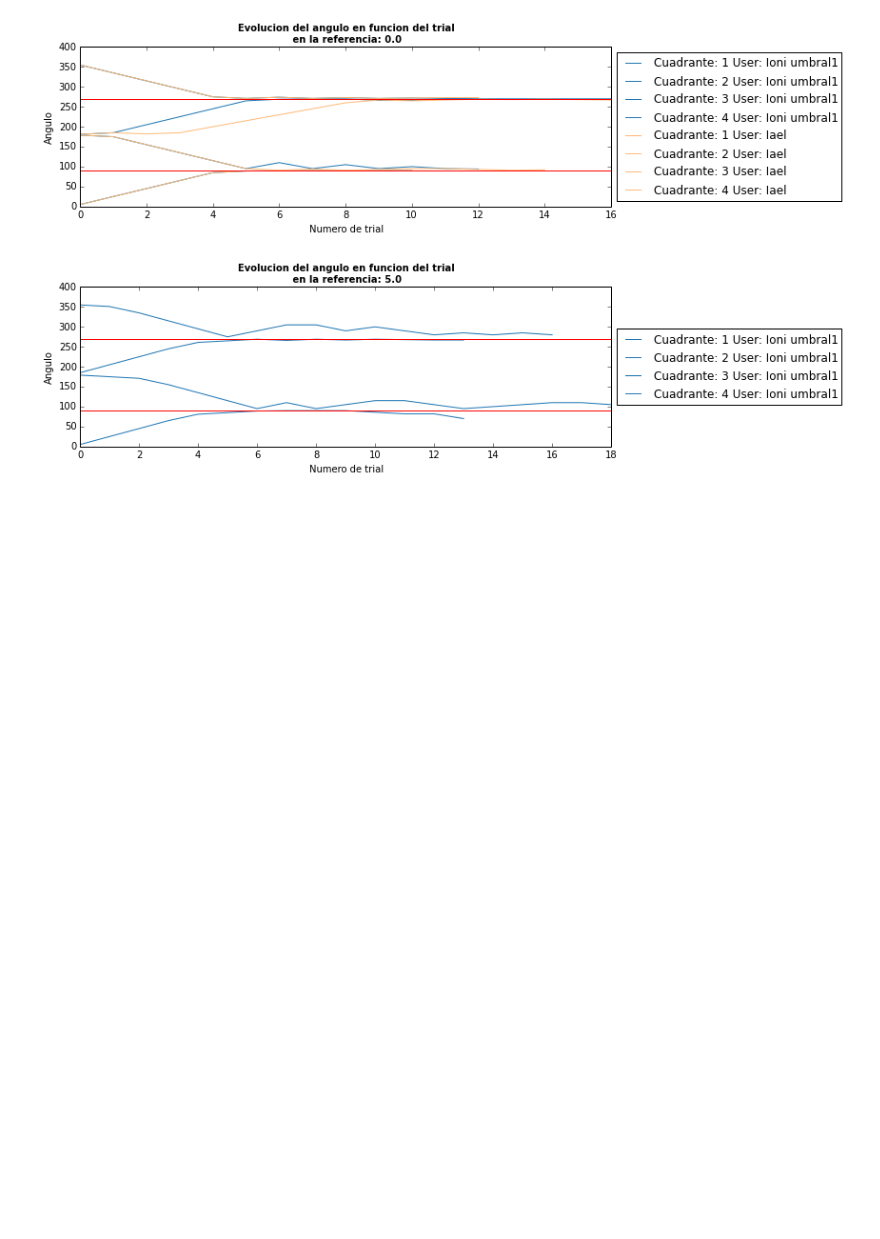
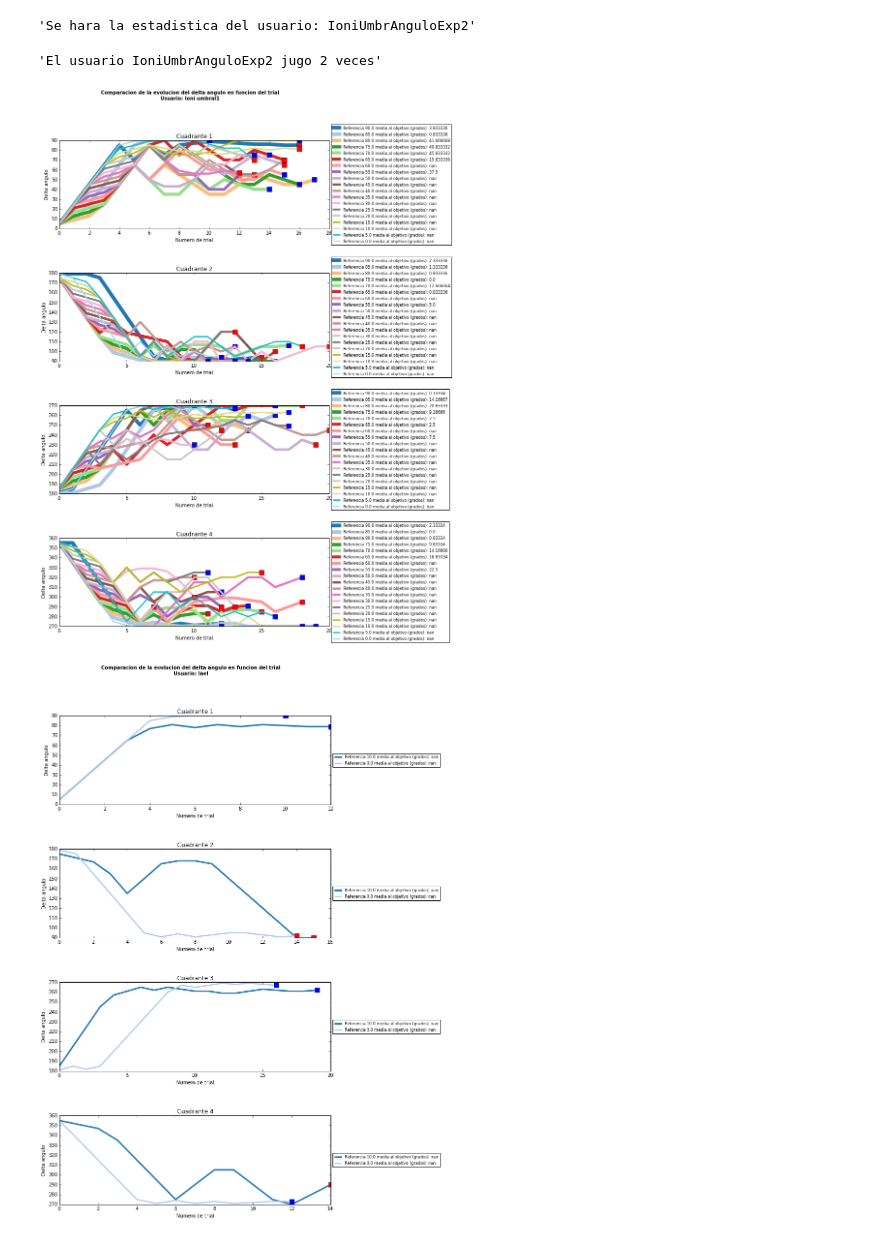
Before and after one commit to IoniUTDT/IPyVisound, a Jupyter notebook: UmbralAngulos.ipynb, the cells around one changed output. Saved outputs shown, nothing was run; the diff lists cells and outputs as text; code cells hidden in the pictures; blank space fills up the shorter version.

Commit message:
Update. Hice varias cosas, incluyendo graficos con diferentes criterios para visualizar los resultados de umbralAngulos

```diff
--- a/UmbralAngulos.ipynb
+++ b/UmbralAngulos.ipynb
@@ -17,5 +25,7 @@ levelsdf = levelsToDF(levels)
 # %%
-#plotConvergenciaXCuadrantes(levelsdf)
+levels = loadLevels()
+levelsdf = levelsToDF(levels)
+plotConvergenciaXCuadrantes(levelsdf)
 #plotConvergenciaAngulos(levels,completos=True)
 plotConvergenciaXReferencia(levelsdf)
 # %% [output]
@@ -22,2 +37,4 @@ plotConvergenciaXReferencia(levelsdf)
+'Se hara la estadistica del usuario: IoniUmbrAnguloExp2'
+'El usuario IoniUmbrAnguloExp2 jugo 2 veces'
-[figure, old version]
+[figure, new version]
-[figure, old version]
+[figure, new version]
```
Also changed, not shown: parts of 3 cells of this notebook, 6 other files.
